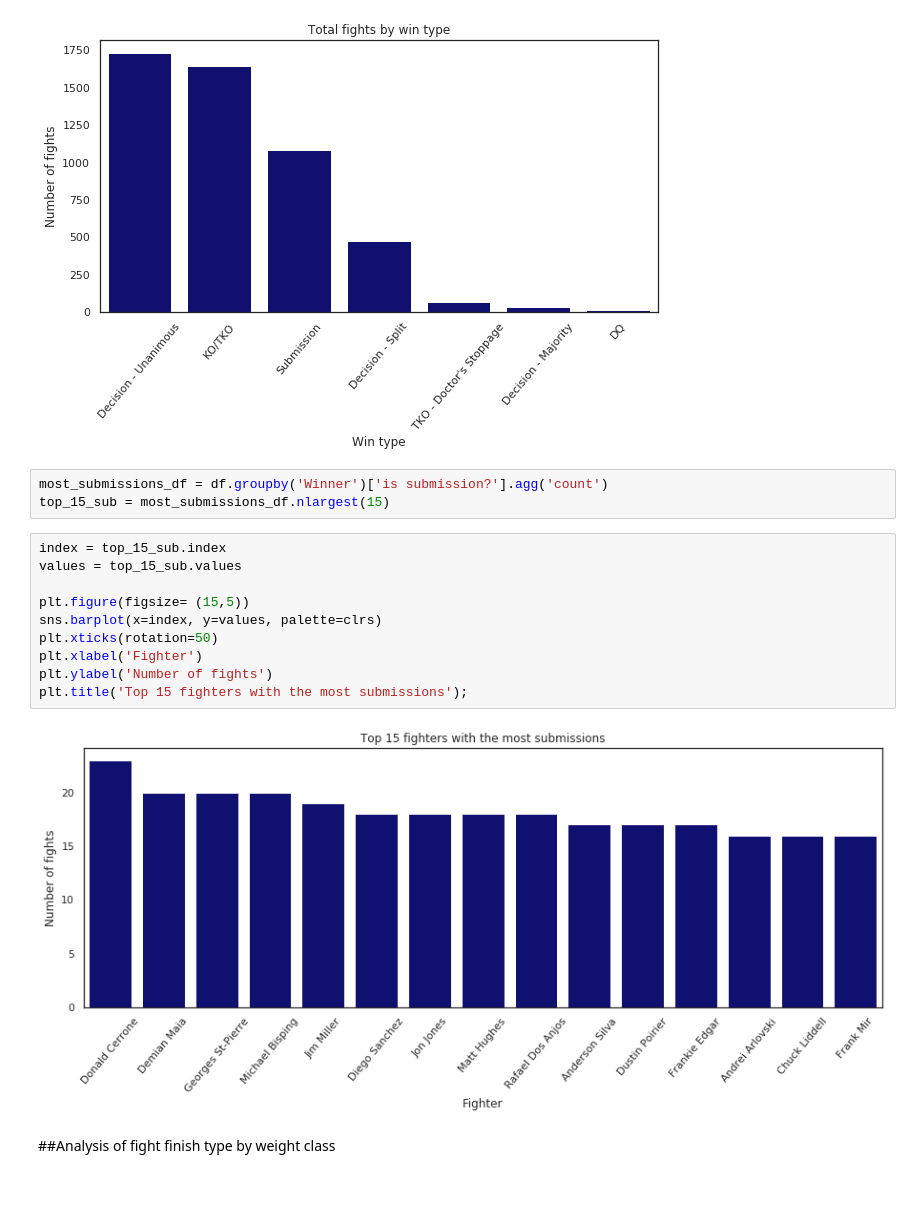
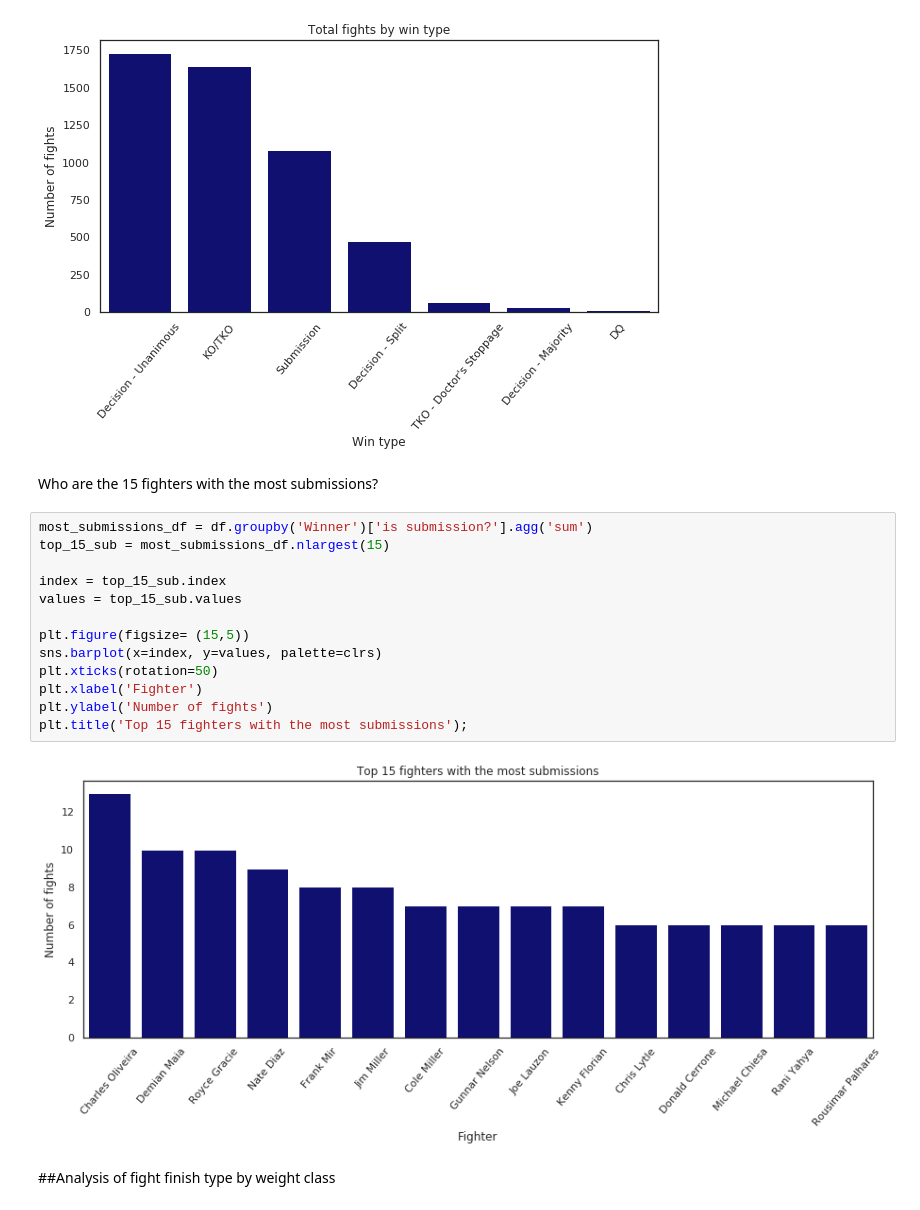
Before and after one commit to mhcox1251/Thinkful-final-Capstone---UFC-data, a Jupyter notebook: Capstone_UFC_Fight_historical_data_1993_2019.ipynb, the cells around one changed output. Cells and saved outputs as stored; diff of their text form.

```diff
--- a/Capstone_UFC_Fight_historical_data_1993_2019.ipynb
+++ b/Capstone_UFC_Fight_historical_data_1993_2019.ipynb
@@ -380,21 +381,23 @@ plt.ylabel('Number of fights')
 plt.title('Total fights by win type');
 # %% [output]
 [figure]
-# %%
-most_submissions_df = df.groupby('Winner')['is submission?'].agg('count')
-top_15_sub = most_submissions_df.nlargest(15)
+# %% [markdown]
+Who are the 15 fighters with the most submissions?
 # %%
+most_submissions_df = df.groupby('Winner')['is submission?'].agg('sum')
+top_15_sub = most_submissions_df.nlargest(15)
+
 index = top_15_sub.index
 values = top_15_sub.values
 
 plt.figure(figsize= (15,5))
 sns.barplot(x=index, y=values, palette=clrs)
 plt.xticks(rotation=50)
 plt.xlabel('Fighter')
 plt.ylabel('Number of fights')
 plt.title('Top 15 fighters with the most submissions');
 # %% [output]
-[figure, old version]
+[figure, new version]
 # %% [markdown]
 ##Analysis of fight finish type by weight class
 # %%
```
Also changed, not shown: parts of 24 cells of this notebook.
